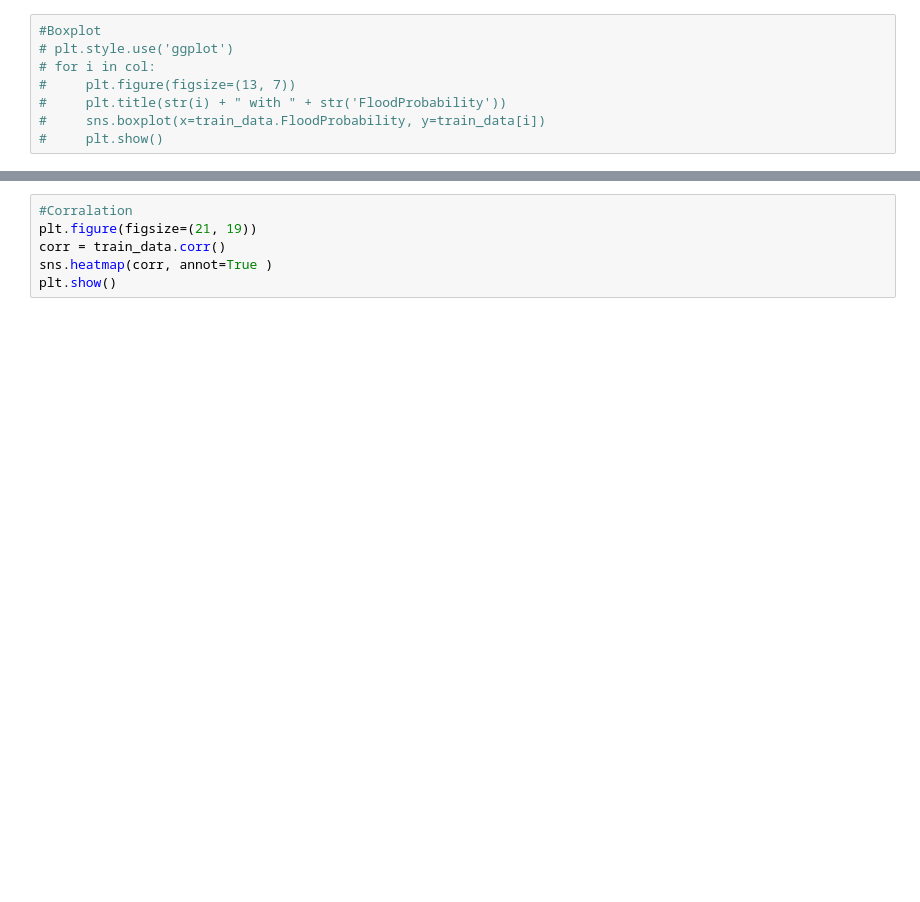
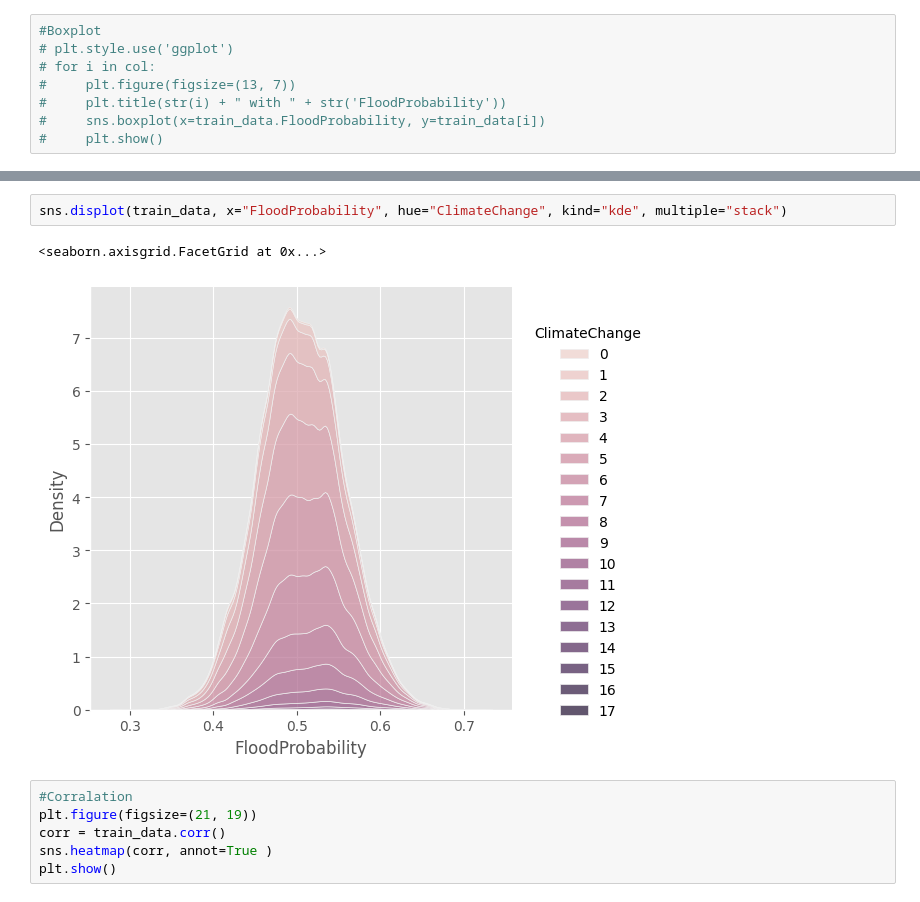
Before and after one commit to NazninNaharSr/DataScience, a Jupyter notebook: Flood_Prediction.ipynb, the cells around one changed output, grey strips where cells are left out. Cells and saved outputs as stored; diff of their text form; blank space fills up the shorter version.

```diff
--- a/Flood_Prediction.ipynb
+++ b/Flood_Prediction.ipynb
@@ -259,6 +259,11 @@ Passing `palette` without assigning `hue` is deprecated and will be removed in v
 <seaborn.axisgrid.FacetGrid at 0x...>
 <Figure size 1300x700 with 0 Axes>
 [figure]
+# %%
+sns.displot(train_data, x="FloodProbability", hue="ClimateChange", kind="kde", multiple="stack")
+# %% [output]
+<seaborn.axisgrid.FacetGrid at 0x...>
+[figure, added]
 # %%
 #Corralation
 plt.figure(figsize=(21, 19))
```
Also changed, not shown: parts of 1 cell of this notebook.
